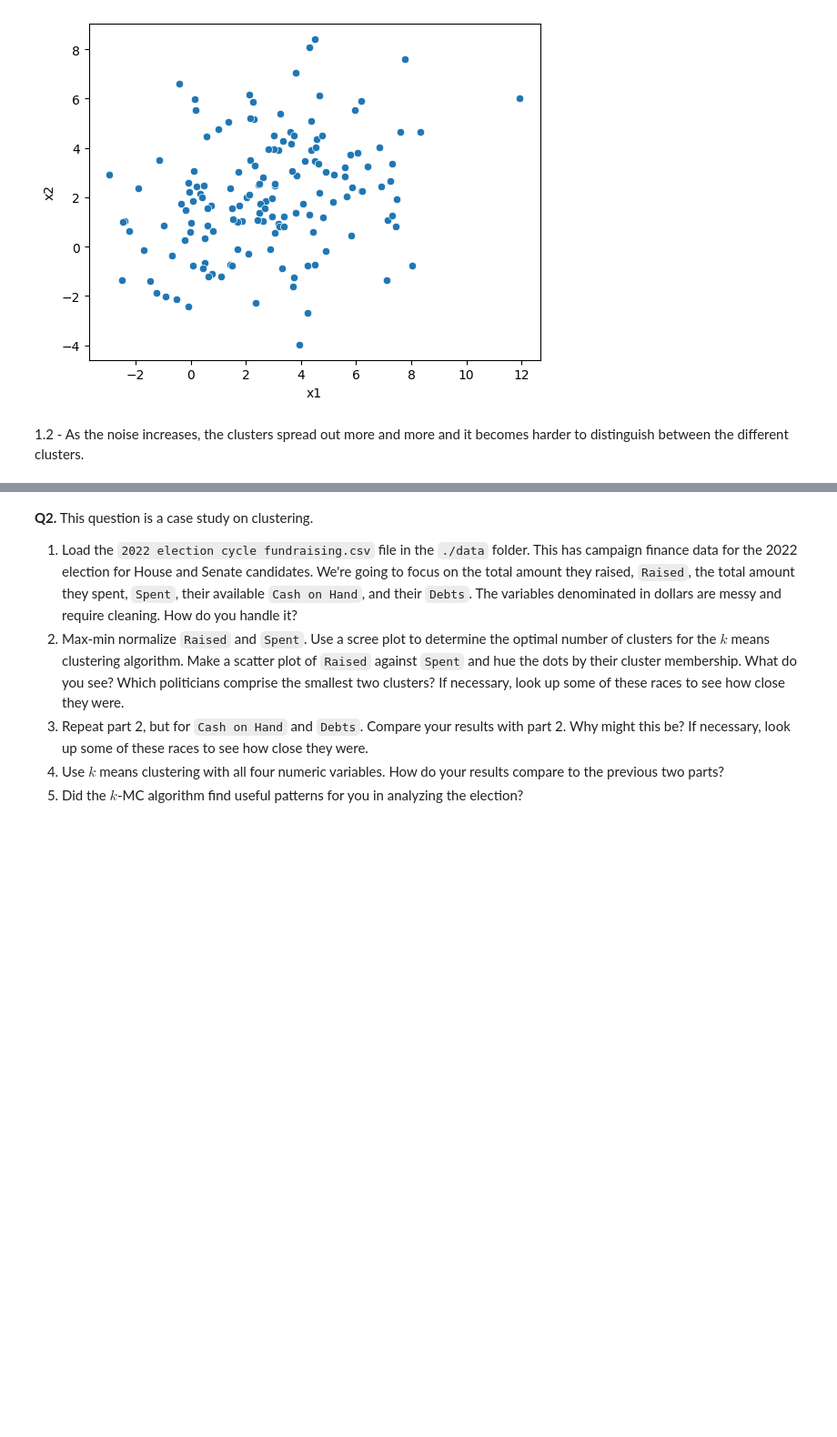
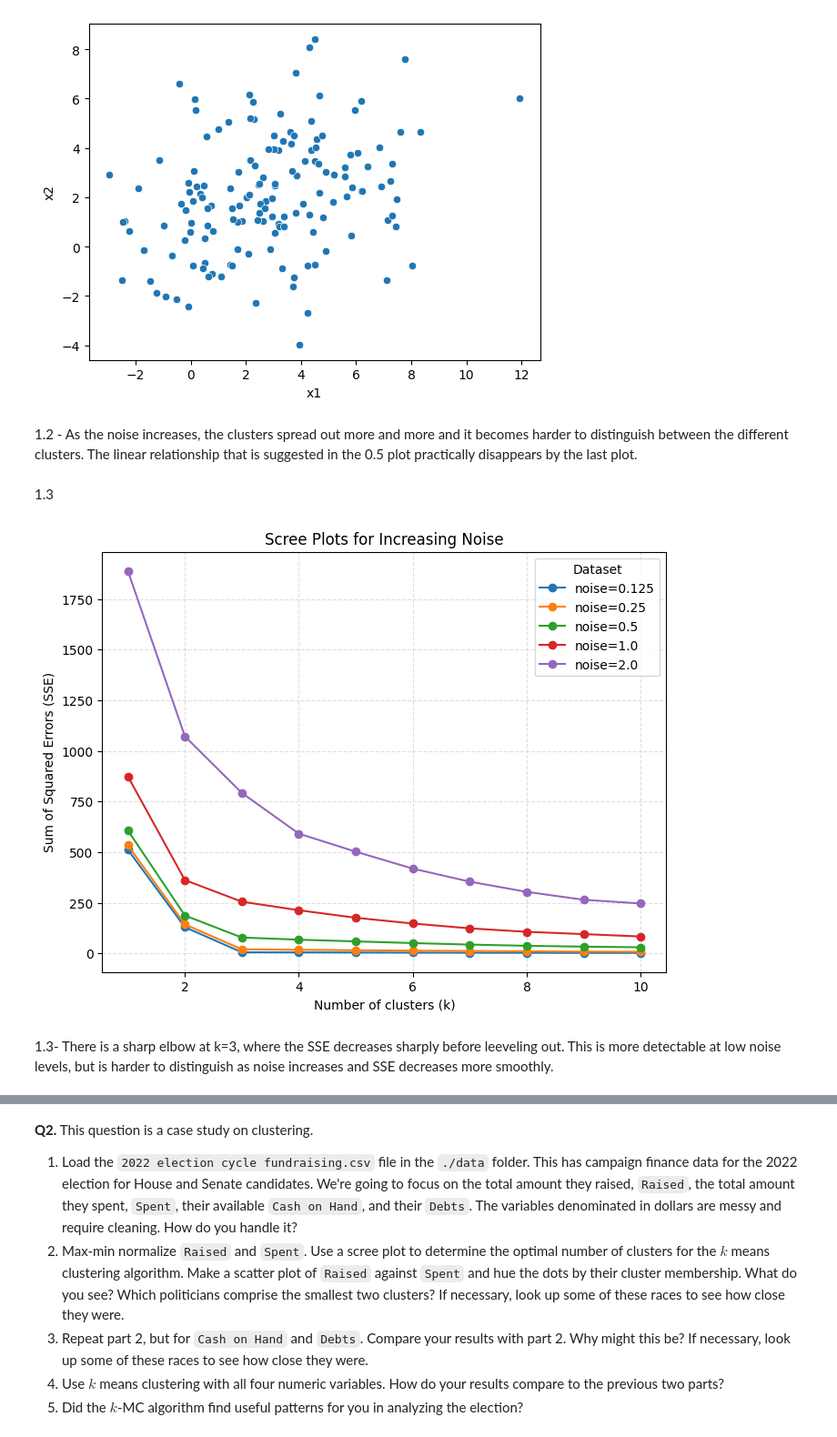
Before and after one commit to amn8ge/clustering_assignment, a Jupyter notebook: assignment_clustering.ipynb, the cells around one changed output, grey strips where cells are left out. Shown: that part at 91% size. Cells and saved outputs as stored; diff of their text form; code cells hidden in the pictures; blank space fills up the shorter version.

```diff
--- a/assignment_clustering.ipynb
+++ b/assignment_clustering.ipynb
@@ -124,4 +124,58 @@ sns.scatterplot(data=df2_0,x='x1',y='x2')
 <Axes: xlabel='x1', ylabel='x2'>
 [figure]
 # %% [markdown]
-1.2 - As the noise increases, the clusters spread out more and more and it becomes harder to distinguish between the different clusters.
+1.2 - As the noise increases, the clusters spread out more and more and it becomes harder to distinguish between the different clusters. The linear relationship that is suggested in the 0.5 plot practically disappears by the last plot.
+# %% [markdown]
+1.3
+# %%
+def scree_vals(df, k_bar=10):
+    # take in a dataframe and max number of clusters k_bar (default 10)
+    X = df[['x1','x2']].values  # get x1 and x2 columns as numpy array
+    SSE = []  # create empty list to store sum of squared errors
+
+
+    # this loops over number of clusters from 1 to k_bar
+    for k in range(1, k_bar+1):
+        # create kmeans model with k clusters, 10 tries, max 300 iters, fixed seed
+        km = KMeans(n_clusters=k, n_init=10, max_iter=300, random_state=0)
+        km.fit(X)  # fit model to data
+        SSE.append(km.inertia_)  # append sum of squared errors (inertia) for this k
+    return SSE  # return list of SSE values for each k
+
+
+# dictionary holding different datasets with different noise levels
+datasets = {
+    'noise=0.125': df0_125,
+    'noise=0.25' : df0_25,
+    'noise=0.5'  : df0_5,
+    'noise=1.0'  : df1_0,
+    'noise=2.0'  : df2_0
+}
+
+
+k_bar = 10  # max number of clusters for scree plot
+results = {}  # empty dict to store analysis results
+
+# loop through each dataset and calculate scree values (SSEs)
+for name, df in datasets.items():
+    results[name] = scree_vals(df, k_bar=k_bar)
+
+
+plt.figure(figsize=(8,6))
+k_values = np.arange(1, k_bar+1)  # array from 1 to k_bar inclusive for x-axis
+
+# plot each dataset's SSE values against number of clusters
+for name, SSE in results.items():
+    plt.plot(k_values, SSE, marker='o', label=name)  # plot points with markers and label
+
+# add labels and title to plot
+plt.title('Scree Plots for Increasing Noise')
+plt.xlabel('Number of clusters (k)')
+plt.ylabel('Sum of Squared Errors (SSE)')
+plt.legend(title='Dataset')  # add legend w/ title
+plt.grid(True, linestyle='--', alpha=0.4)  # add light dashed grid
+plt.show()
+# %% [output]
+[figure, added]
+# %% [markdown]
+1.3- There is a sharp elbow at k=3, where the SSE decreases sharply before leeveling out. This is more detectable at low noise levels, but is harder to distinguish as noise increases and SSE decreases more smoothly.
```
Also changed, not shown: parts of 1 cell of this notebook.
